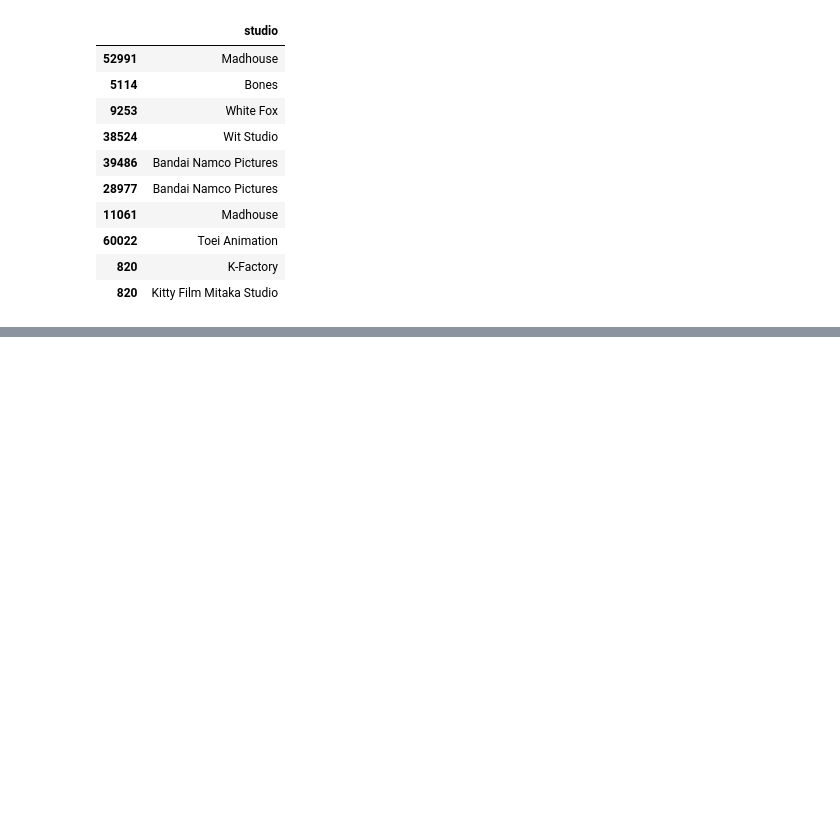
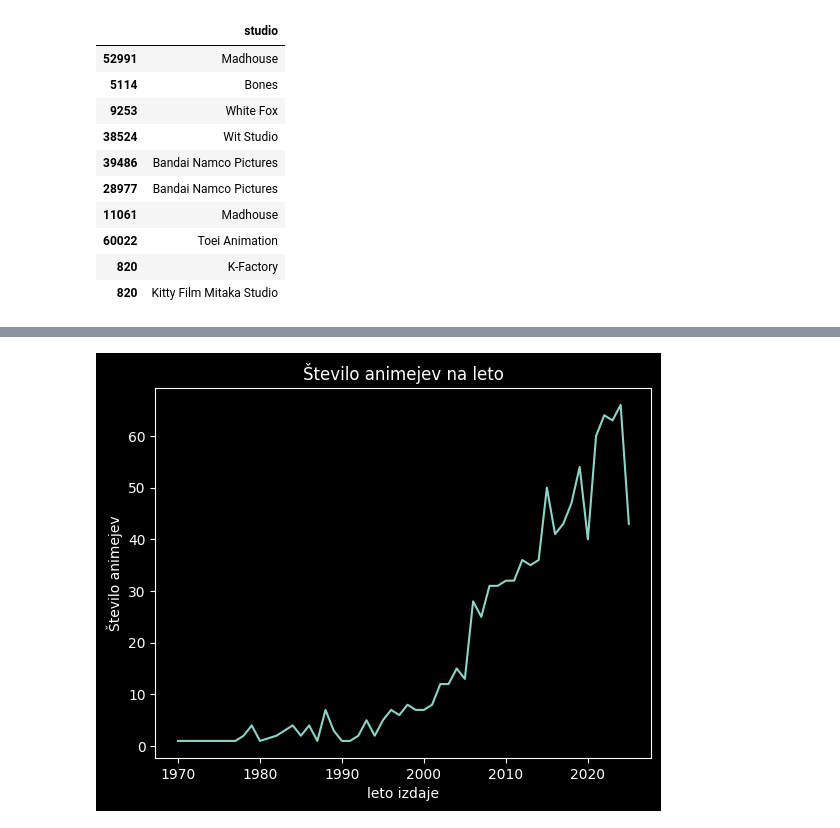
Before and after one commit to voljatel/Projektna-UVP, a Jupyter notebook: analiza-podatkov.ipynb, the cells around one changed output, grey strips where cells are left out. Drawn from its saved outputs; the diff is of its cells as text; code cells hidden in the pictures; blank space fills up the shorter version.

Commit message:
povprečna ocena glede na tip in št animejev na leto

```diff
--- a/analiza-podatkov.ipynb
+++ b/analiza-podatkov.ipynb
@@ -60,0 +73,8 @@ anime_studii.head(10)
+# %%
+st_animejev_na_leto = animeji["leto izdaje"].value_counts().sort_index()
+st_animejev_na_leto.plot(kind="line")
+plt.title("Število animejev na leto")
+plt.ylabel("Število animejev")
+plt.show()
+# %% [output]
+[figure, added]
```
Also changed, not shown: parts of 1 cell of this notebook.
